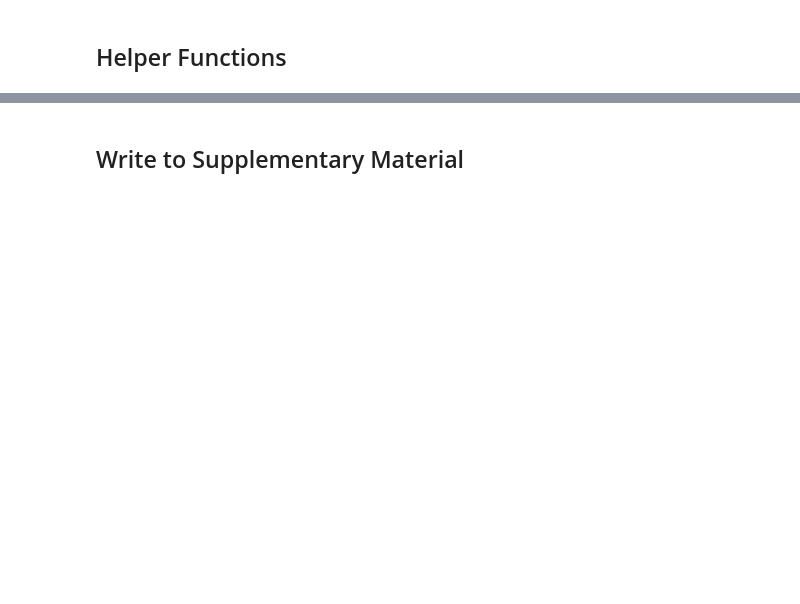
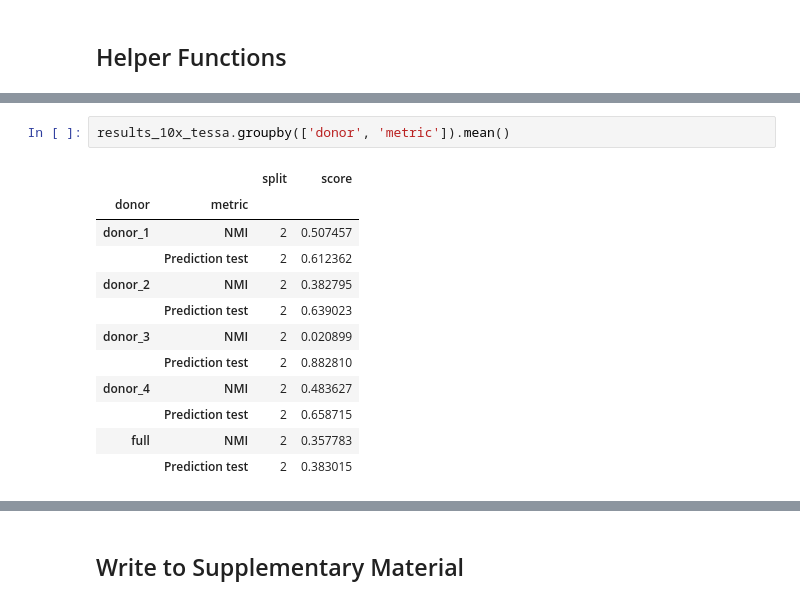
Before and after one commit to SchubertLab/mvTCR_reproducibility, a Jupyter notebook: evaluation/Evaluation_Fig_1_Tessa.ipynb, the cells around one changed output, grey strips where cells are left out. Drawn from its saved outputs; the diff is of its cells as text; blank space fills up the shorter version.

```diff
--- a/evaluation/Evaluation_Fig_1_Tessa.ipynb
+++ b/evaluation/Evaluation_Fig_1_Tessa.ipynb
@@ -240,0 +186,15 @@ results_10x_tessa_d2
+# %%
+results_10x_tessa.groupby(['donor', 'metric']).mean()
+# %% [output]
+|  |  | split | score |
+| donor | metric |  |  |
+| donor_1 | NMI | 2 | 0.507457 |
+|  | Prediction test | 2 | 0.612362 |
+| donor_2 | NMI | 2 | 0.382795 |
+|  | Prediction test | 2 | 0.639023 |
+| donor_3 | NMI | 2 | 0.020899 |
+|  | Prediction test | 2 | 0.882810 |
+| donor_4 | NMI | 2 | 0.483627 |
+|  | Prediction test | 2 | 0.658715 |
+| full | NMI | 2 | 0.357783 |
+|  | Prediction test | 2 | 0.383015 |
```
Also changed, not shown: parts of 18 cells of this notebook, 4 other files.
